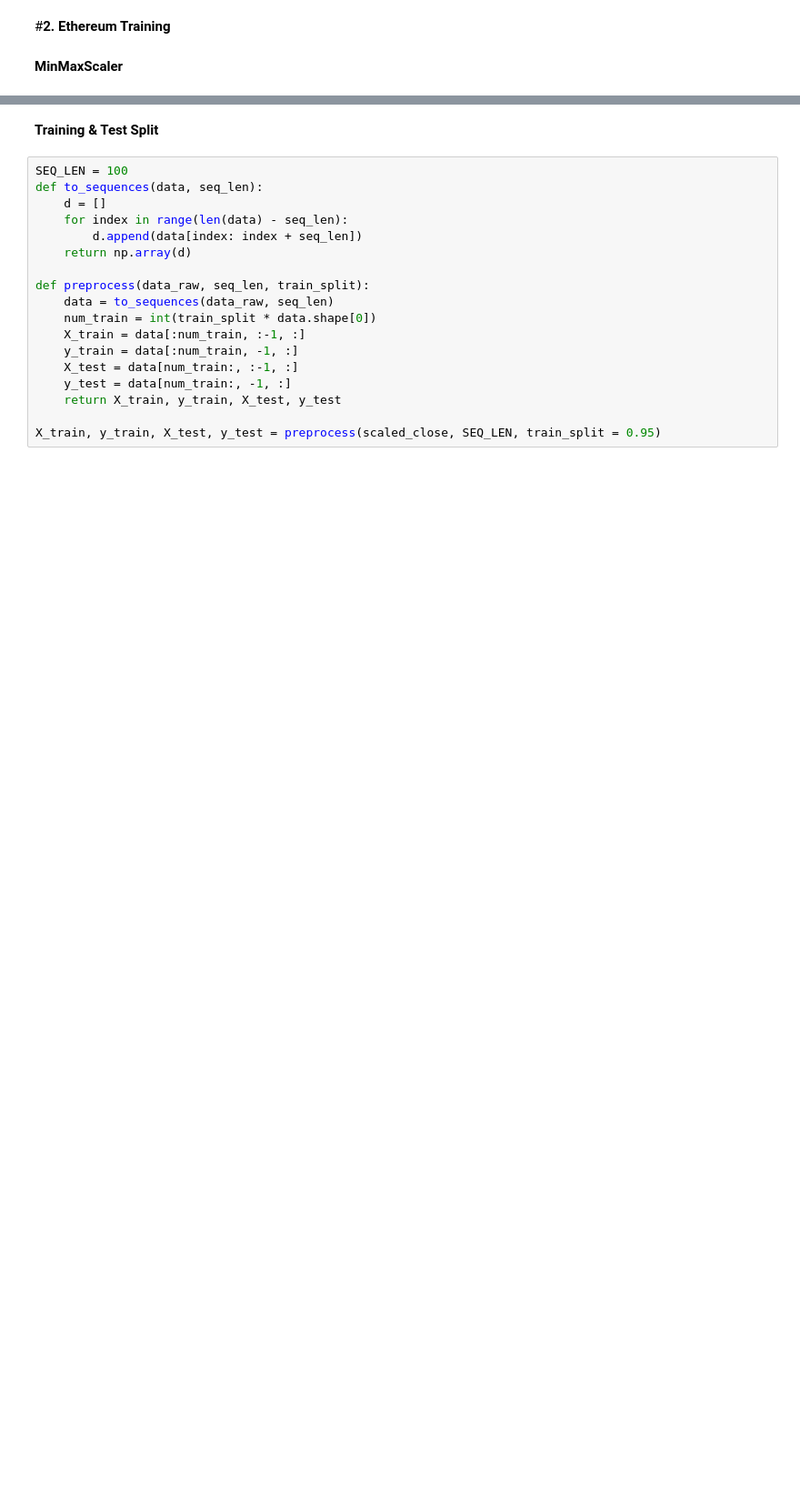
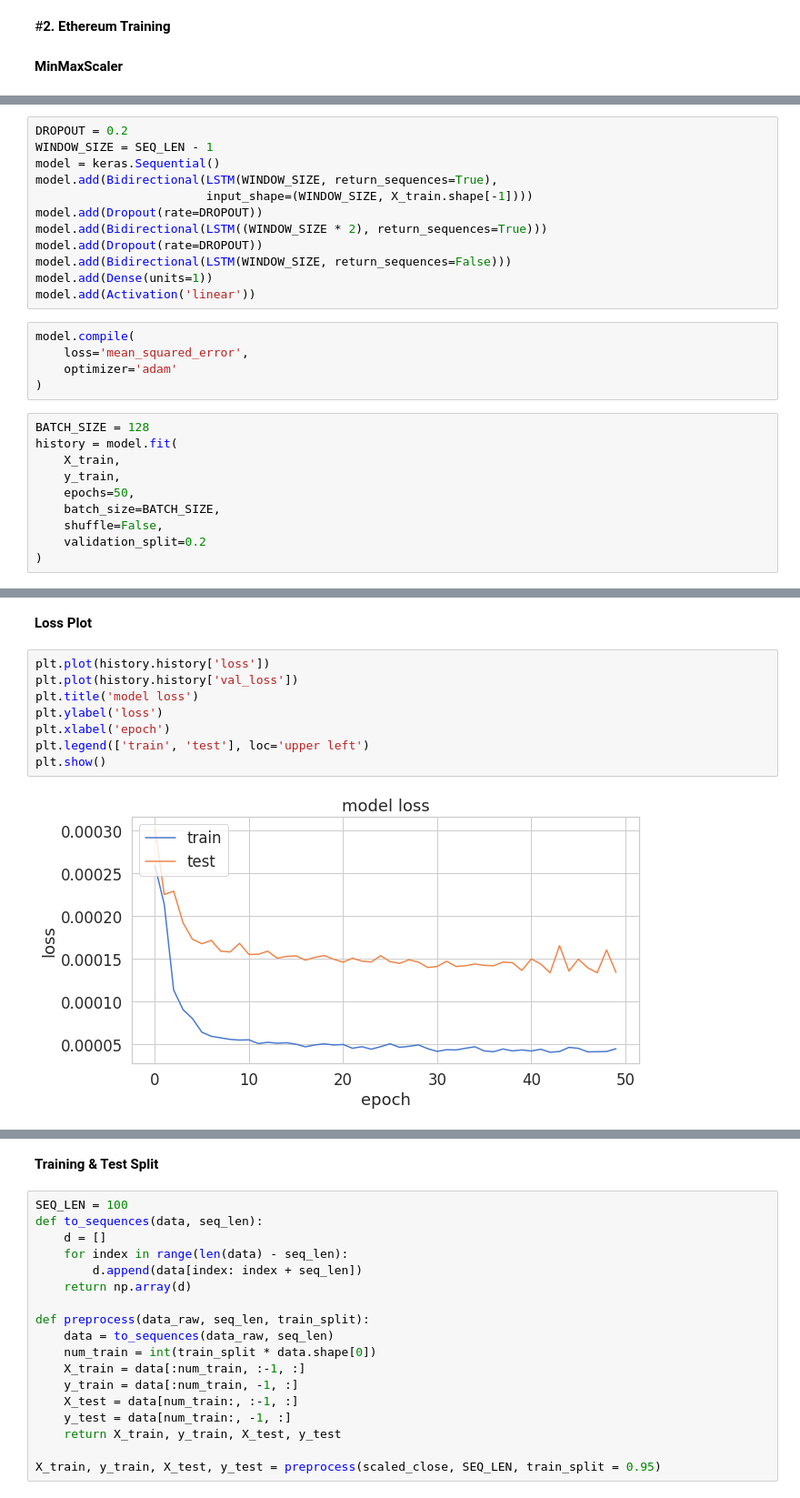
Before and after one commit to RonitGandhi/Hacksprint_PS01_InputOutput, a Jupyter notebook: NEW_LSTM_CRYPTOCURRENCY.ipynb, the cells around one changed output, grey strips where cells are left out. Shown at 91% size. Drawn from its saved outputs; the diff is of its cells as text; blank space fills up the shorter version.

```diff
--- a/NEW_LSTM_CRYPTOCURRENCY.ipynb
+++ b/NEW_LSTM_CRYPTOCURRENCY.ipynb
@@ -481,0 +538,27 @@ False
+# %%
+DROPOUT = 0.2
+WINDOW_SIZE = SEQ_LEN - 1
+model = keras.Sequential()
+model.add(Bidirectional(LSTM(WINDOW_SIZE, return_sequences=True),
+                        input_shape=(WINDOW_SIZE, X_train.shape[-1])))
+model.add(Dropout(rate=DROPOUT))
+model.add(Bidirectional(LSTM((WINDOW_SIZE * 2), return_sequences=True)))
+model.add(Dropout(rate=DROPOUT))
+model.add(Bidirectional(LSTM(WINDOW_SIZE, return_sequences=False)))
+model.add(Dense(units=1))
+model.add(Activation('linear'))
+# %%
+model.compile(
+    loss='mean_squared_error',
+    optimizer='adam'
+)
+# %%
+BATCH_SIZE = 128
+history = model.fit(
+    X_train,
+    y_train,
+    epochs=50,
+    batch_size=BATCH_SIZE,
+    shuffle=False,
+    validation_split=0.2
+)
@@ -481,0 +588,12 @@ False
+# %% [markdown]
+**Loss Plot**
+# %%
+plt.plot(history.history['loss'])
+plt.plot(history.history['val_loss'])
+plt.title('model loss')
+plt.ylabel('loss')
+plt.xlabel('epoch')
+plt.legend(['train', 'test'], loc='upper left')
+plt.show()
+# %% [output]
+[figure, added]
```
Also changed, not shown: parts of 149 cells of this notebook.
